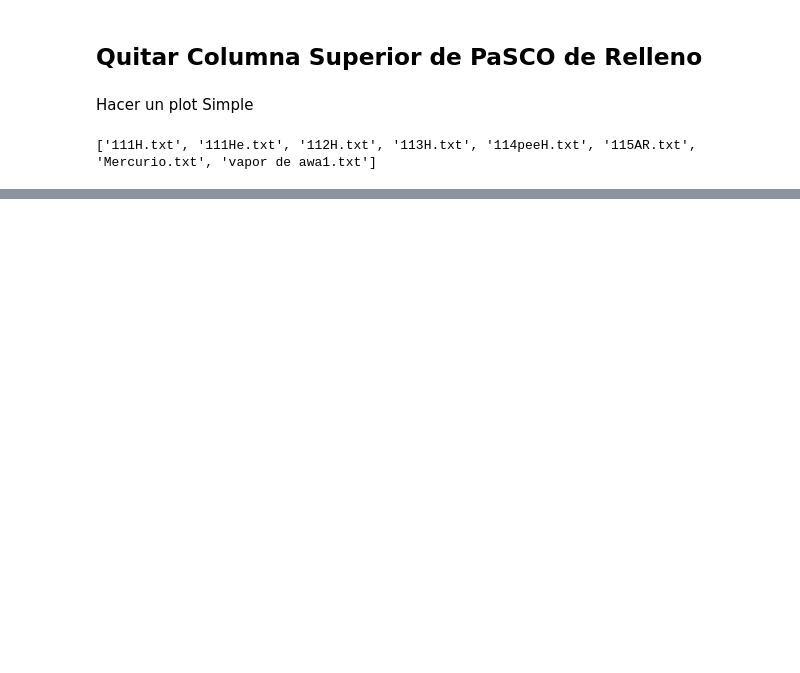
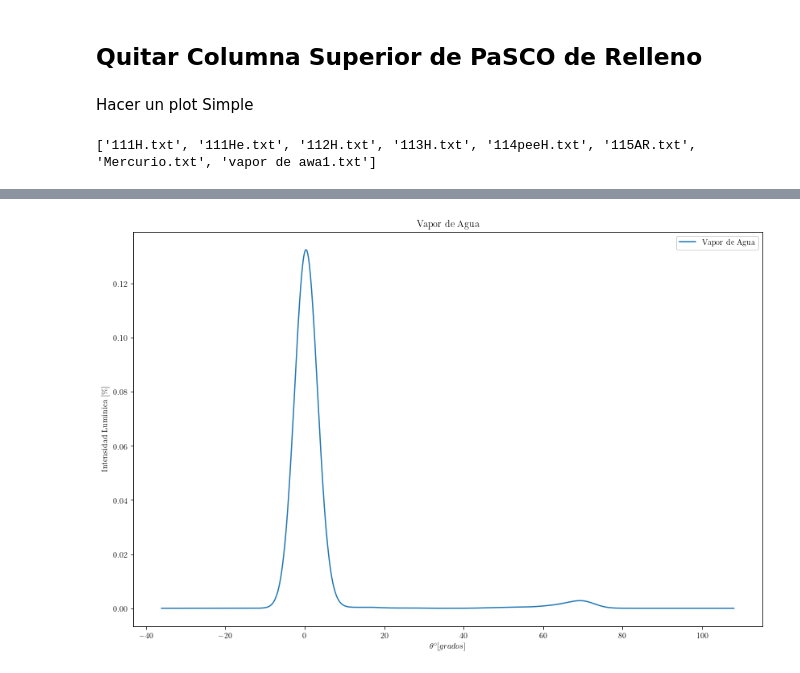
Before and after one commit to fbientrigo/lab_fisica, a Jupyter notebook: Convierte Raw Data de Pasco/main.ipynb, the cells around one changed output, grey strips where cells are left out. Cells and saved outputs as stored; diff of their text form; code cells hidden in the pictures; blank space fills up the shorter version.

```diff
--- a/Convierte Raw Data de Pasco/main.ipynb
+++ b/Convierte Raw Data de Pasco/main.ipynb
@@ -106,0 +148,11 @@ plt.scatter(Xawa,Yawa)
+# %%
+ax = dfVaporAwa.plot(x=angul, y=inten, kind='density', figsize=(14,9), label='Vapor de Agua')# .get_figure()
+
+
+plt.title(f'Vapor de Agua')
+plt.ylabel(r'Intensidad Luminica [\%]')
+plt.xlabel(r'$$\theta ^\circ [grados]$$')
+#plt.legend().remove() # se dejara legends para varios data
+plt.show()
+# %% [output]
+[figure, added]
```
Also changed, not shown: parts of 12 cells of this notebook, 16 other files.
